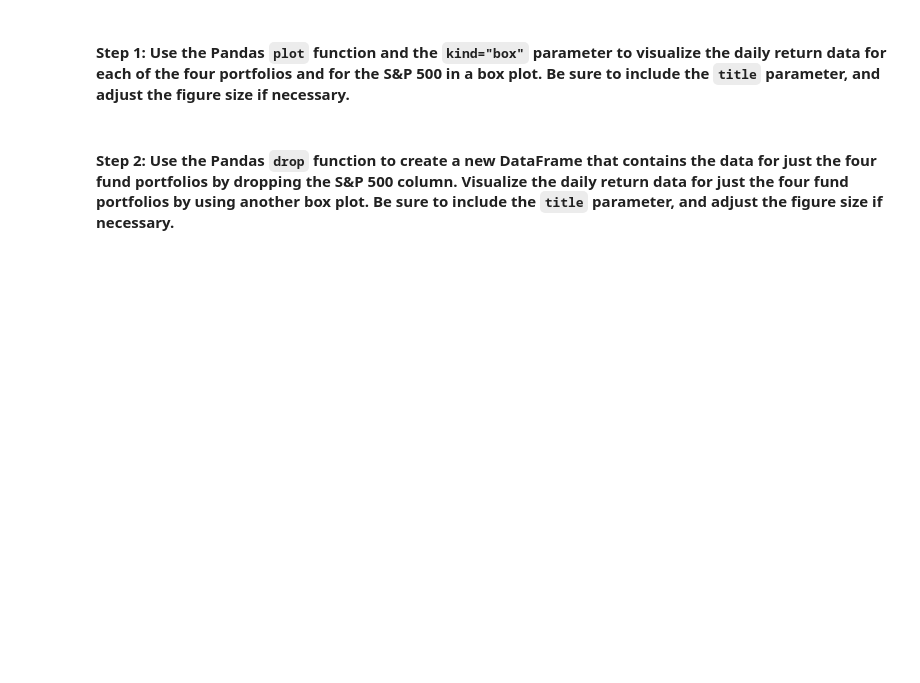
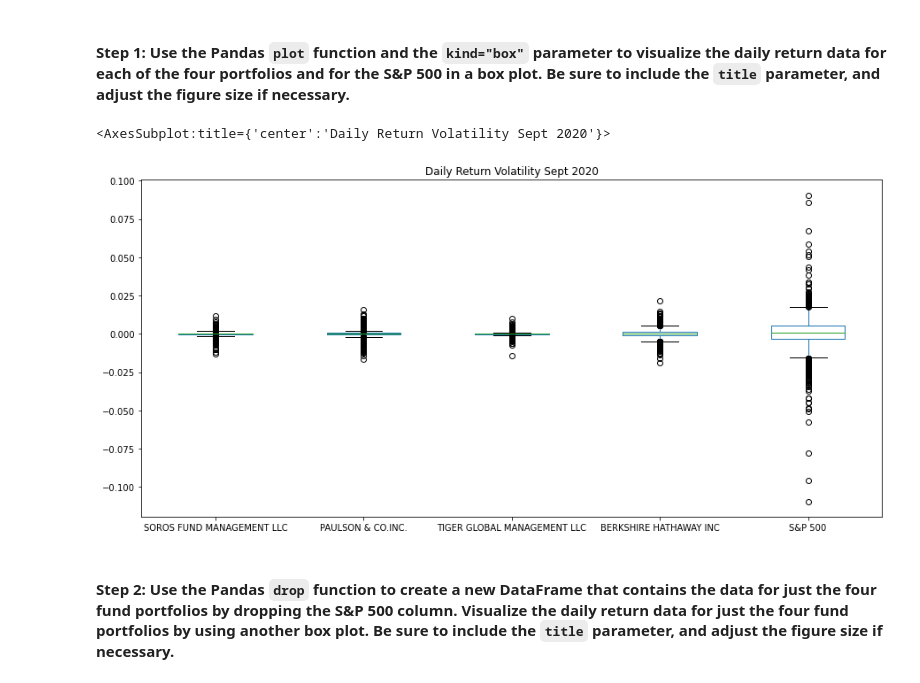
Before and after one commit to jjestrella/risk_return_analysis, a Jupyter notebook: risk_return_analysis/risk_return_analysis.ipynb, the cells around one changed output. Drawn from its saved outputs; the diff is of its cells as text; code cells hidden in the pictures; blank space fills up the shorter version.

```diff
--- a/risk_return_analysis/risk_return_analysis.ipynb
+++ b/risk_return_analysis/risk_return_analysis.ipynb
@@ -199,7 +213,11 @@ Analyze the volatility of each of the four fund portfolios and of the S&P 500 In
 # %%
 # Use the daily return data to create box plots to visualize the volatility of the 4 funds and the S&P 500
 # Include a title parameter and adjust the figure size
 # YOUR CODE HERE
+navs_daily_return.plot(kind="box", title="Daily Return Volatility Sept 2020", figsize=(15,7))
+# %% [output]
+<AxesSubplot:title={'center':'Daily Return Volatility Sept 2020'}>
+[figure, added]
 # %% [markdown]
 #### Step 2: Use the Pandas `drop` function to create a new DataFrame that contains the data for just the four fund portfolios by dropping the S&P 500 column. Visualize the daily return data for just the four fund portfolios by using another box plot. Be sure to include the `title` parameter, and adjust the figure size if necessary.
 # %%
```
Also changed, not shown: parts of 12 cells of this notebook.
